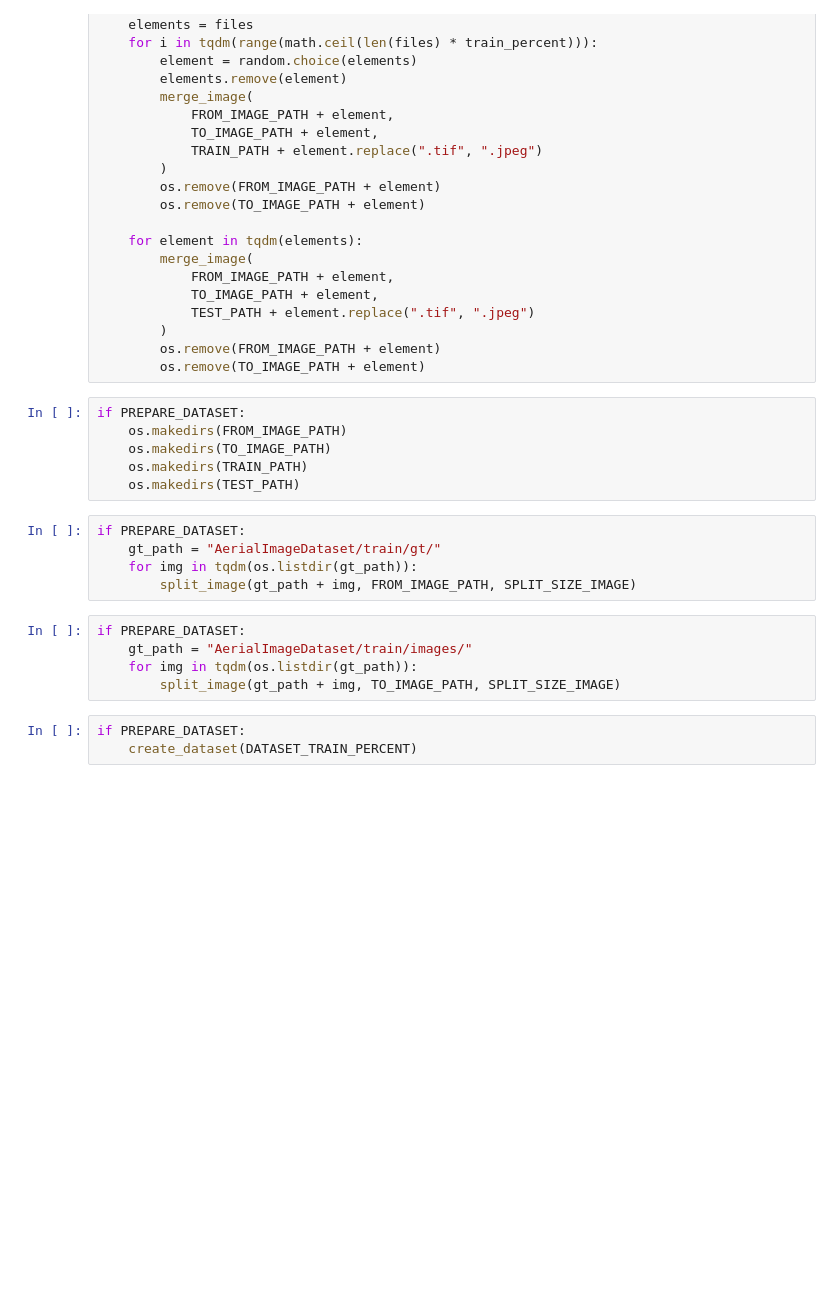
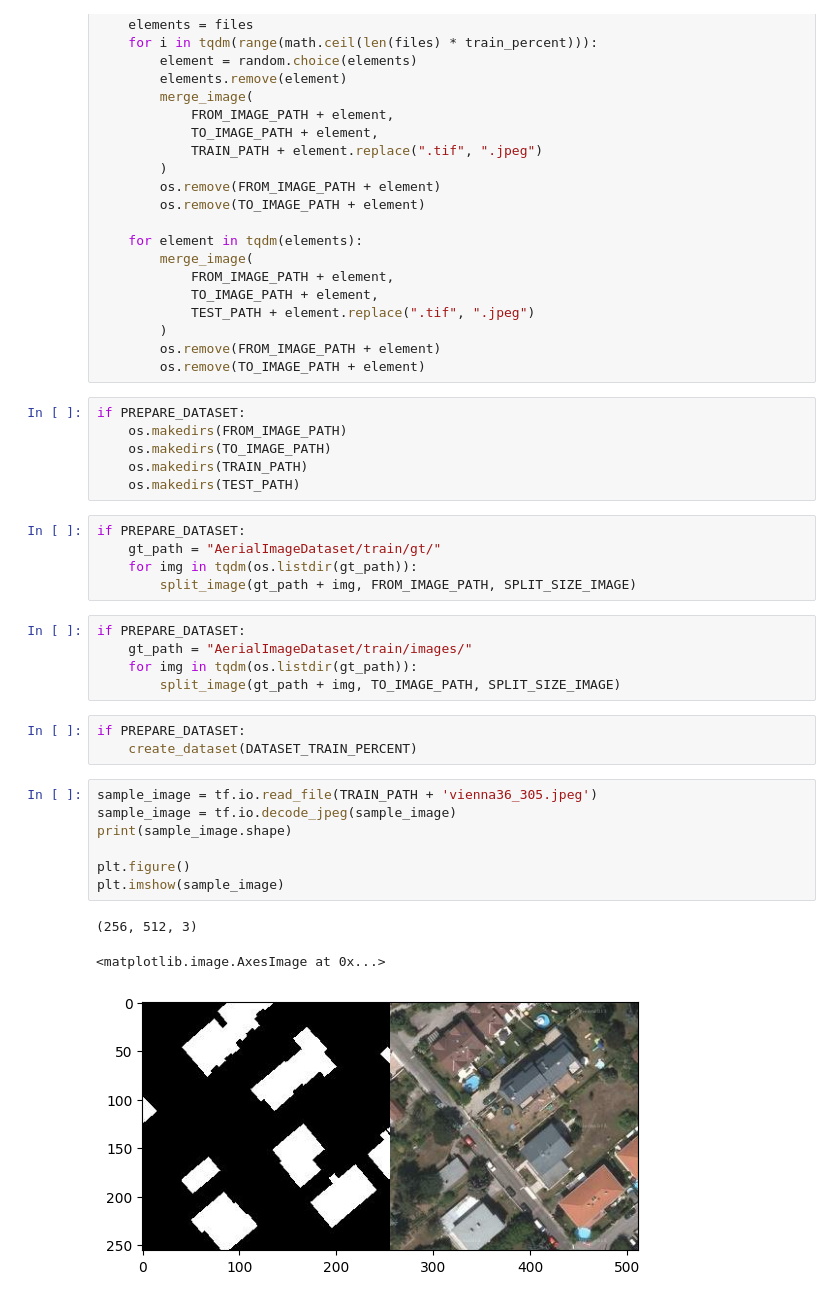
Before and after one commit to WGorag/RCP211_synthese_images_satellites, a Jupyter notebook: pix2pix.ipynb, the cells around one changed output. Cells and saved outputs as stored; diff of their text form; blank space fills up the shorter version.

```diff
--- a/pix2pix.ipynb
+++ b/pix2pix.ipynb
@@ -98,3 +101,14 @@ if PREPARE_DATASET:
 # %%
 if PREPARE_DATASET:
     create_dataset(DATASET_TRAIN_PERCENT)
+# %%
+sample_image = tf.io.read_file(TRAIN_PATH + 'vienna36_305.jpeg')
+sample_image = tf.io.decode_jpeg(sample_image)
+print(sample_image.shape)
+
+plt.figure()
+plt.imshow(sample_image)
+# %% [output]
+(256, 512, 3)
+<matplotlib.image.AxesImage at 0x...>
+[figure, added]
```
Also changed, not shown: parts of 13 cells of this notebook, 1 other file.
